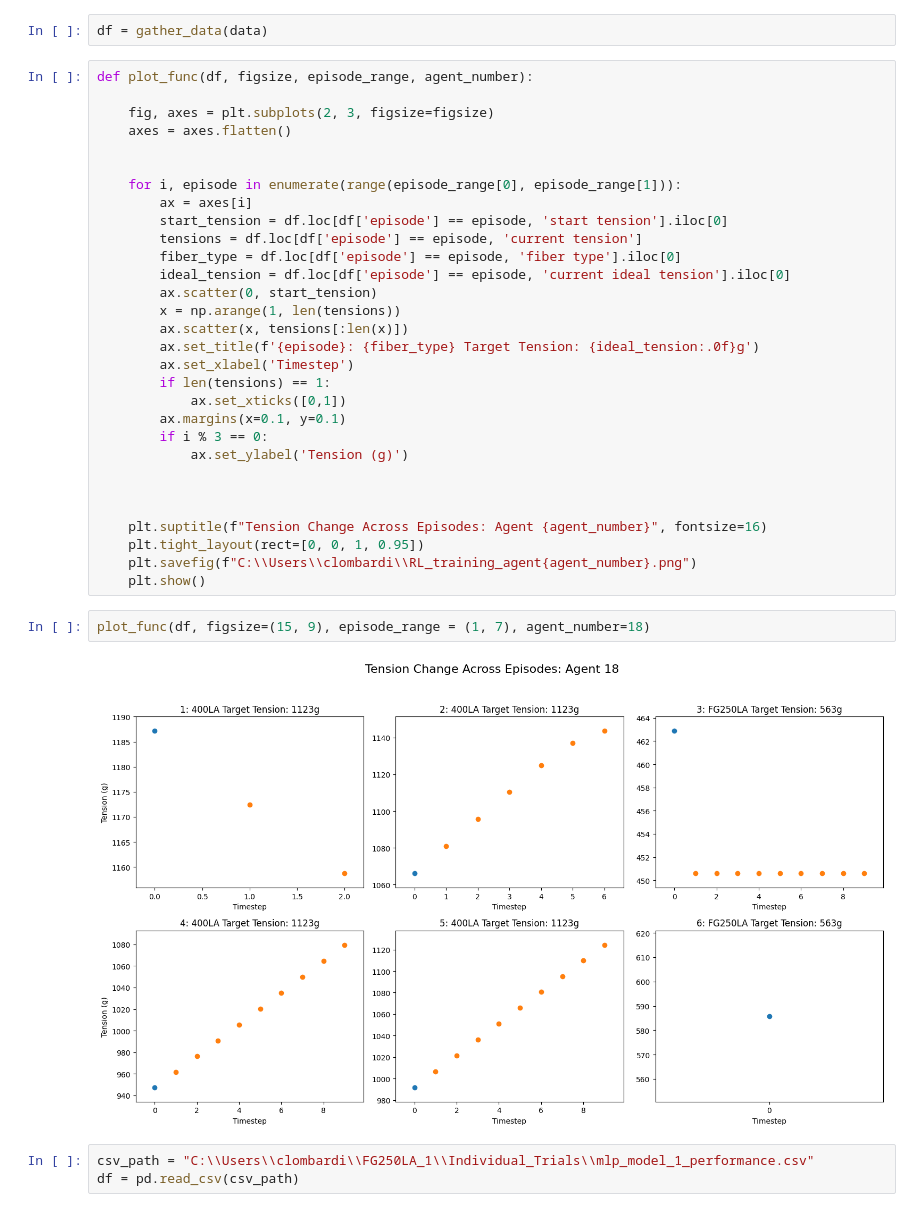
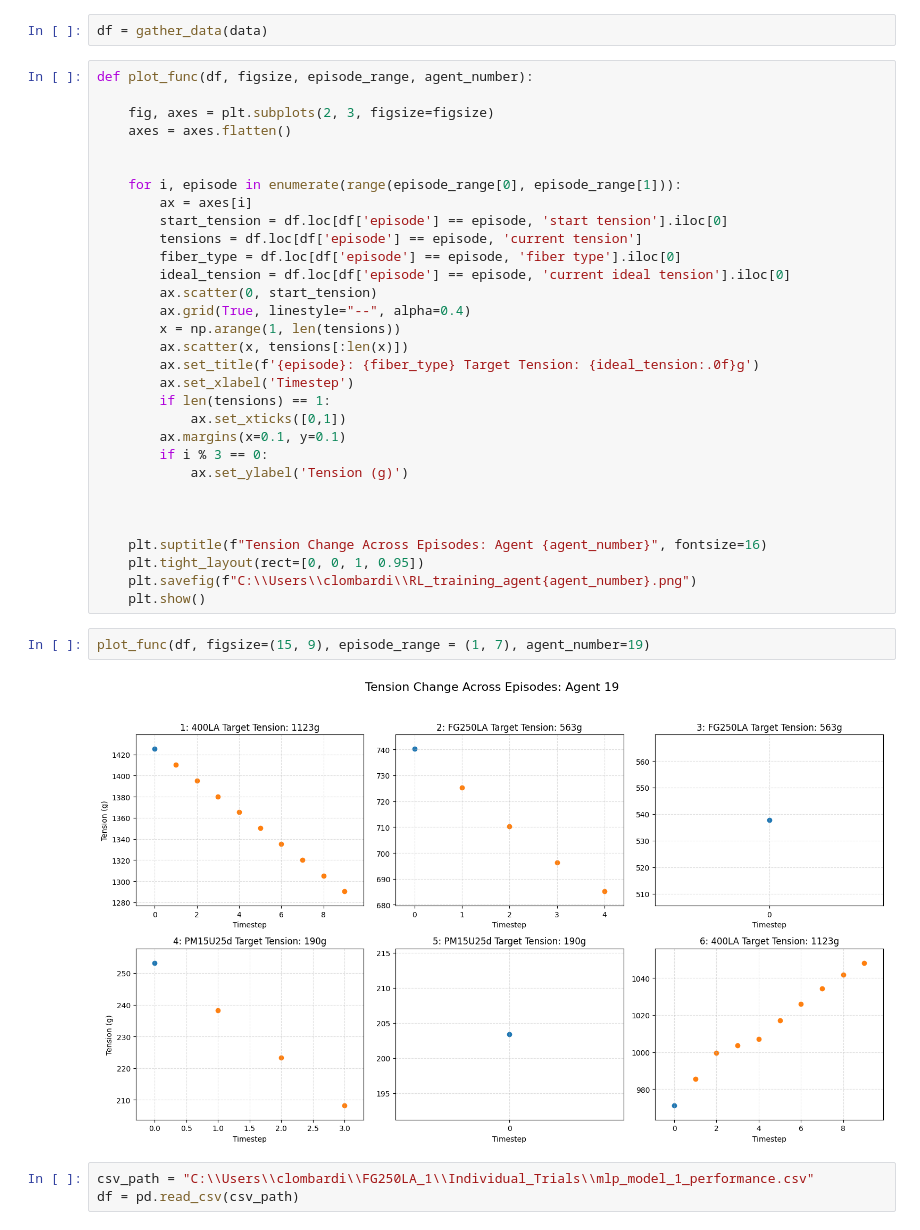
Before and after one commit to c-lombardi23/FOCAL, a Jupyter notebook: notebooks/Abalation_Study.ipynb, the cells around one changed output. Cells and saved outputs as stored; diff of their text form.

Commit message:
updated Abalation study plots

```diff
--- a/notebooks/Abalation_Study.ipynb
+++ b/notebooks/Abalation_Study.ipynb
@@ -100,6 +99,7 @@ def plot_func(df, figsize, episode_range, agent_number):
         fiber_type = df.loc[df['episode'] == episode, 'fiber type'].iloc[0]
         ideal_tension = df.loc[df['episode'] == episode, 'current ideal tension'].iloc[0]
         ax.scatter(0, start_tension)
+        ax.grid(True, linestyle="--", alpha=0.4)
         x = np.arange(1, len(tensions))
         ax.scatter(x, tensions[:len(x)])
         ax.set_title(f'{episode}: {fiber_type} Target Tension: {ideal_tension:.0f}g')
@@ -117,9 +117,9 @@ def plot_func(df, figsize, episode_range, agent_number):
     plt.savefig(f"C:\\Users\\clombardi\\RL_training_agent{agent_number}.png")
     plt.show()
 # %%
-plot_func(df, figsize=(15, 9), episode_range = (1, 7), agent_number=18)
+plot_func(df, figsize=(15, 9), episode_range = (1, 7), agent_number=19)
 # %% [output]
-[figure, old version]
+[figure, new version]
 # %%
 csv_path = "C:\\Users\\clombardi\\FG250LA_1\\Individual_Trials\\mlp_model_1_performance.csv"
 df = pd.read_csv(csv_path)
```
Also changed, not shown: parts of 29 cells of this notebook, 1 other file.
